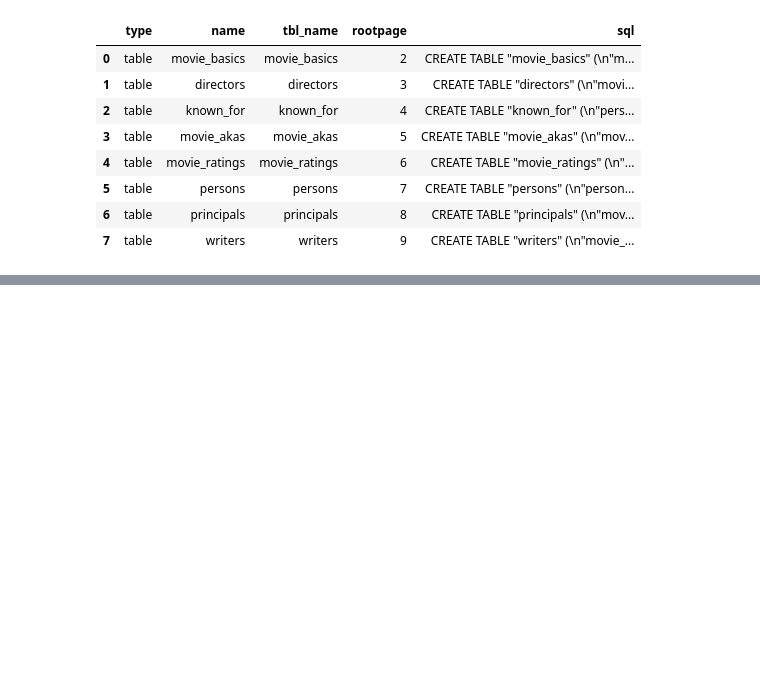
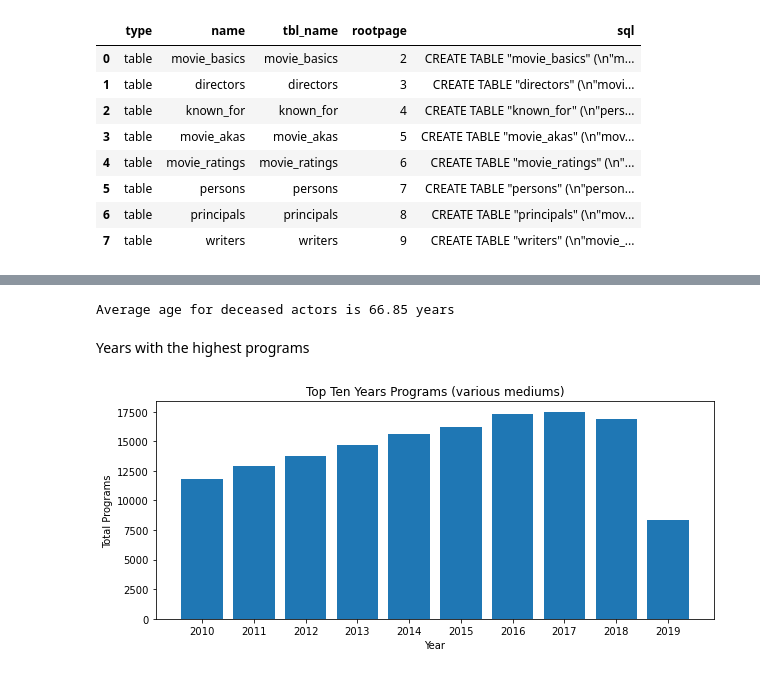
Before and after one commit to j-alba-data/dsc-sql-summative-lab, a Jupyter notebook: SQLSummativeLab.ipynb, the cells around one changed output, grey strips where cells are left out. Cells and saved outputs as stored; diff of their text form; code cells hidden in the pictures; blank space fills up the shorter version.

```diff
--- a/SQLSummativeLab.ipynb
+++ b/SQLSummativeLab.ipynb
@@ -434,0 +456,28 @@ None
+# %%
+avg_actor_age = round(df_ps.age.mean(),2)
+print(f'Average age for deceased actors is {avg_actor_age} years')
+# %% [output]
+Average age for deceased actors is 66.85 years
+# %% [markdown]
+Years with the highest programs
+# %%
+df_mb = pd.read_sql(
+"""
+select start_year, count(*) as total
+from movie_basics
+group by start_year
+order by total desc
+limit 10;
+""", conn4)
+# %%
+df_mb = df_mb.set_index('start_year')
+# %%
+fig, ax = plt.subplots(figsize=(10,4))
+plt.bar(df_mb.index, df_mb.total)
+plt.xlabel('Year')
+plt.xticks(df_mb.index)
+plt.ylabel('Total Programs')
+plt.title('Top Ten Years Programs (various mediums)')
+plt.tight_layout;
+# %% [output]
+[figure, added]
```
Also changed, not shown: parts of 4 cells of this notebook.
